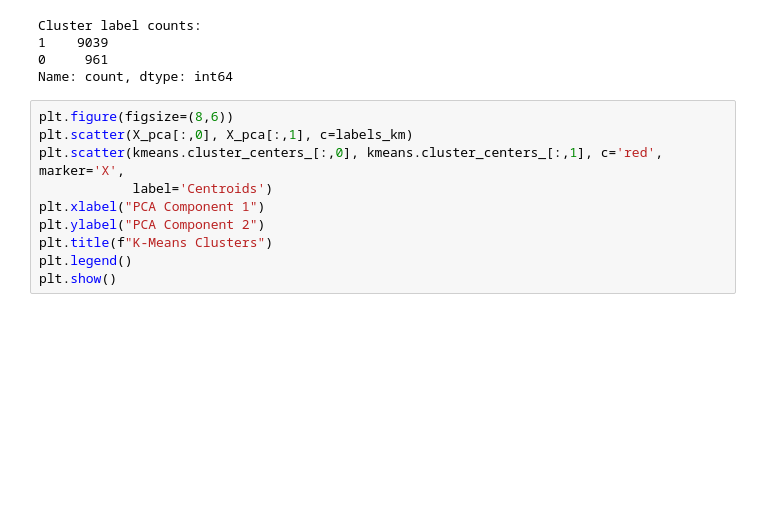
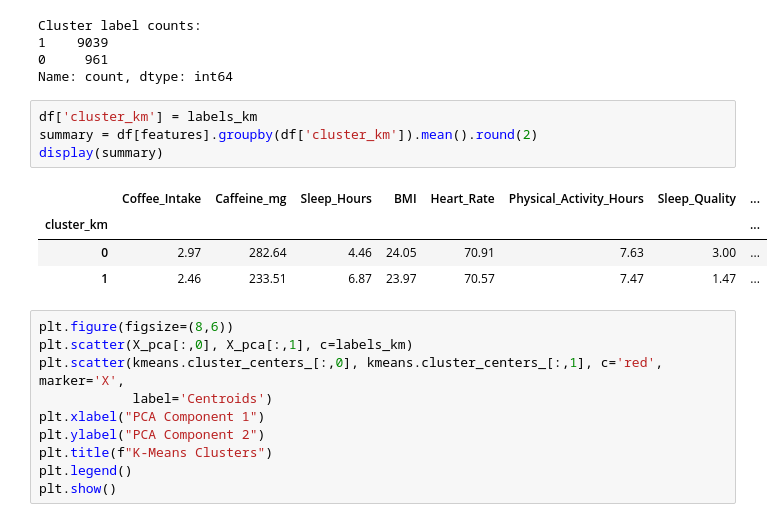
Before and after one commit to kanika-07cs/Coffee_Clustering_Task, a Jupyter notebook: Task.ipynb, the cells around one changed output. Drawn from its saved outputs; the diff is of its cells as text; blank space fills up the shorter version.

```diff
--- a/Task.ipynb
+++ b/Task.ipynb
@@ -198,6 +198,15 @@ Cluster label counts:
 1    9039
 0     961
 Name: count, dtype: int64
+# %%
+df['cluster_km'] = labels_km
+summary = df[features].groupby(df['cluster_km']).mean().round(2)
+display(summary)
+# %% [output]
+|  | Coffee_Intake | Caffeine_mg | Sleep_Hours | BMI | Heart_Rate | Physical_Activity_Hours | Sleep_Quality | ... |
+| cluster_km |  |  |  |  |  |  |  | ... |
+| 0 | 2.97 | 282.64 | 4.46 | 24.05 | 70.91 | 7.63 | 3.00 | ... |
+| 1 | 2.46 | 233.51 | 6.87 | 23.97 | 70.57 | 7.47 | 1.47 | ... |
 # %%
 plt.figure(figsize=(8,6))
 plt.scatter(X_pca[:,0], X_pca[:,1], c=labels_km)
```
Also changed, not shown: parts of 2 cells of this notebook.
